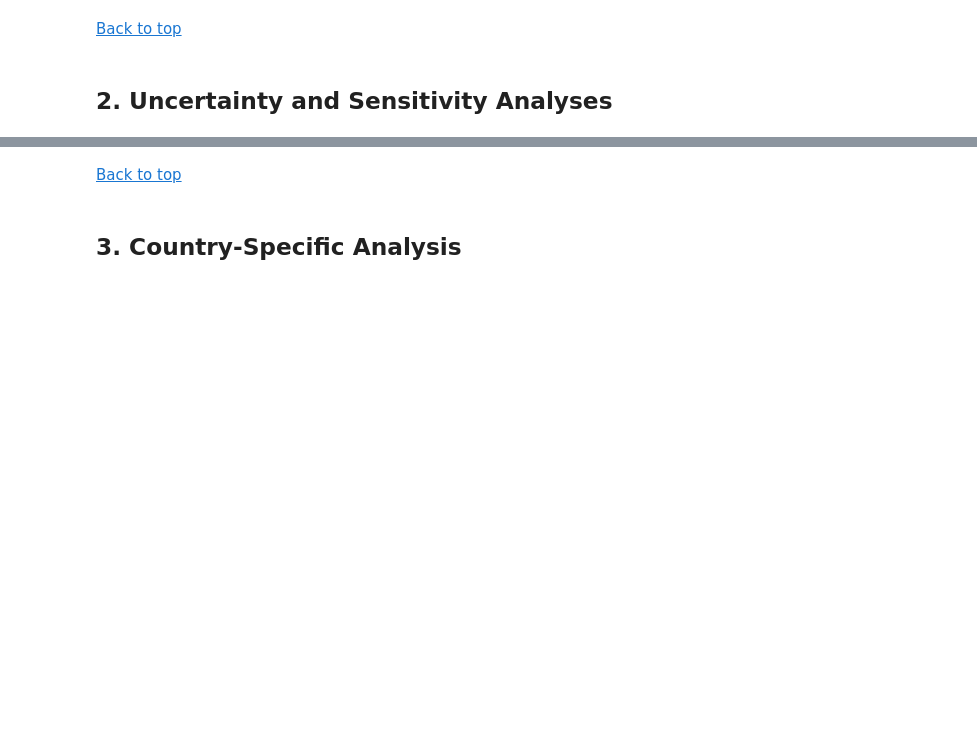
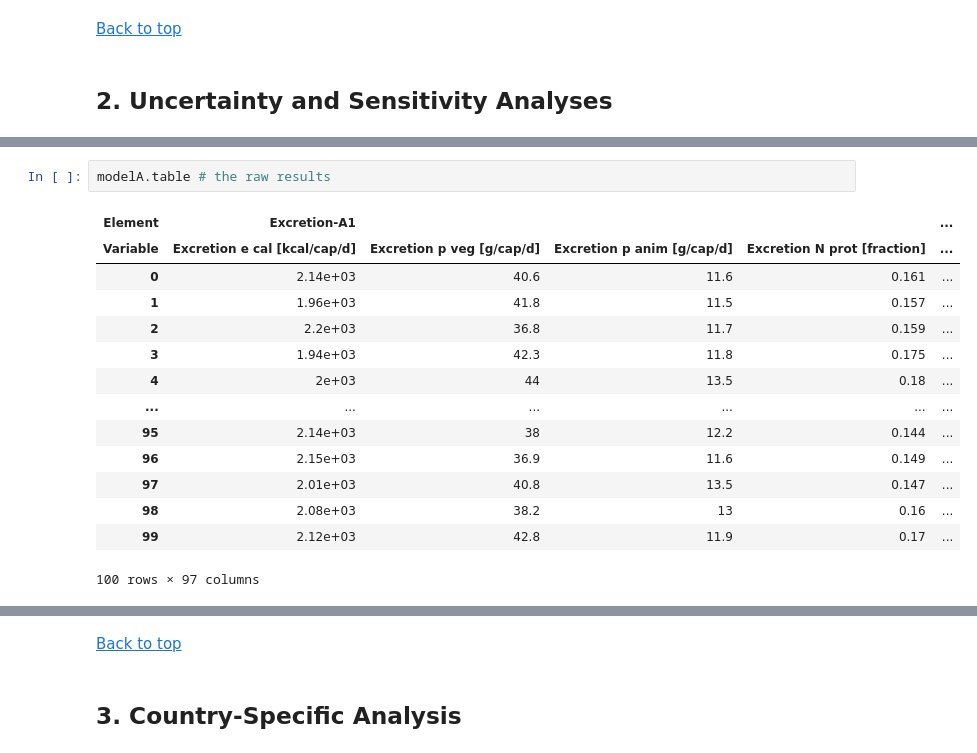
Before and after one commit to QSD-Group/QSDsan-workshop, a Jupyter notebook: Example_complete.ipynb, the cells around one changed output, grey strips where cells are left out. Saved outputs shown, nothing was run; the diff lists cells and outputs as text; blank space fills up the shorter version.

```diff
--- a/Workshop_Example_workbook.ipynb
+++ b/Example_complete.ipynb
@@ -131,3 +249,20 @@ run_uncertainties()
+# %%
+modelA.table # the raw results
+# %% [output]
+| Element | Excretion-A1 |  |  |  | ... |
+| Variable | Excretion e cal [kcal/cap/d] | Excretion p veg [g/cap/d] | Excretion p anim [g/cap/d] | Excretion N prot [fraction] | ... |
+| 0 | 2.14e+03 | 40.6 | 11.6 | 0.161 | ... |
+| 1 | 1.96e+03 | 41.8 | 11.5 | 0.157 | ... |
+| 2 | 2.2e+03 | 36.8 | 11.7 | 0.159 | ... |
+| 3 | 1.94e+03 | 42.3 | 11.8 | 0.175 | ... |
+| 4 | 2e+03 | 44 | 13.5 | 0.18 | ... |
+| ... | ... | ... | ... | ... | ... |
+| 95 | 2.14e+03 | 38 | 12.2 | 0.144 | ... |
+| 96 | 2.15e+03 | 36.9 | 11.6 | 0.149 | ... |
+| 97 | 2.01e+03 | 40.8 | 13.5 | 0.147 | ... |
+| 98 | 2.08e+03 | 38.2 | 13 | 0.16 | ... |
+| 99 | 2.12e+03 | 42.8 | 11.9 | 0.17 | ... |
+100 rows × 97 columns
 # %%
 # QSDsan also has handy plotting functions to quickly visualize the results
 recoveries = [get_param_metric(name, modelB, 'metric')
```
Also changed, not shown: parts of 34 cells of this notebook, 6 other files.
